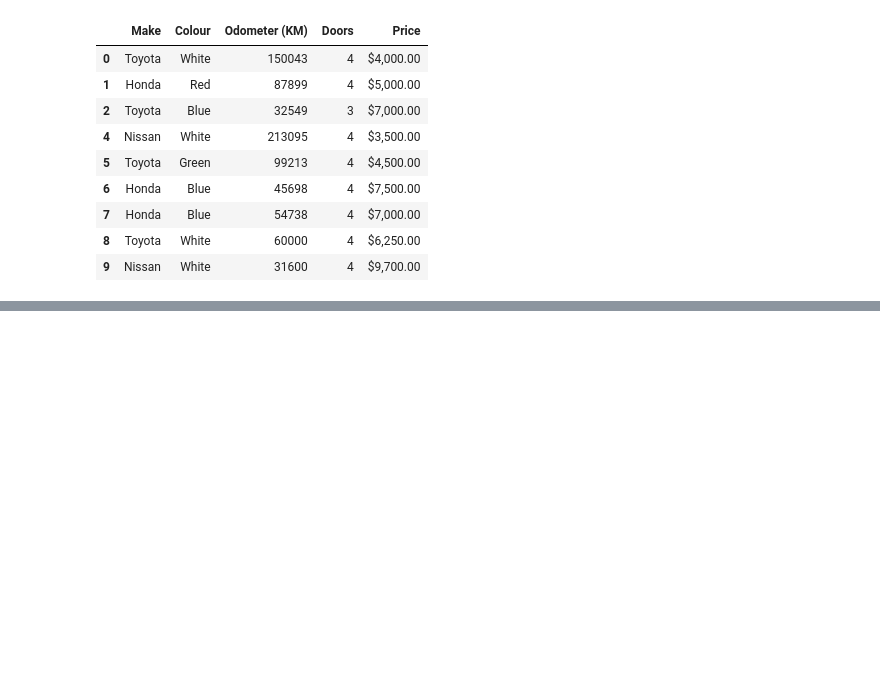
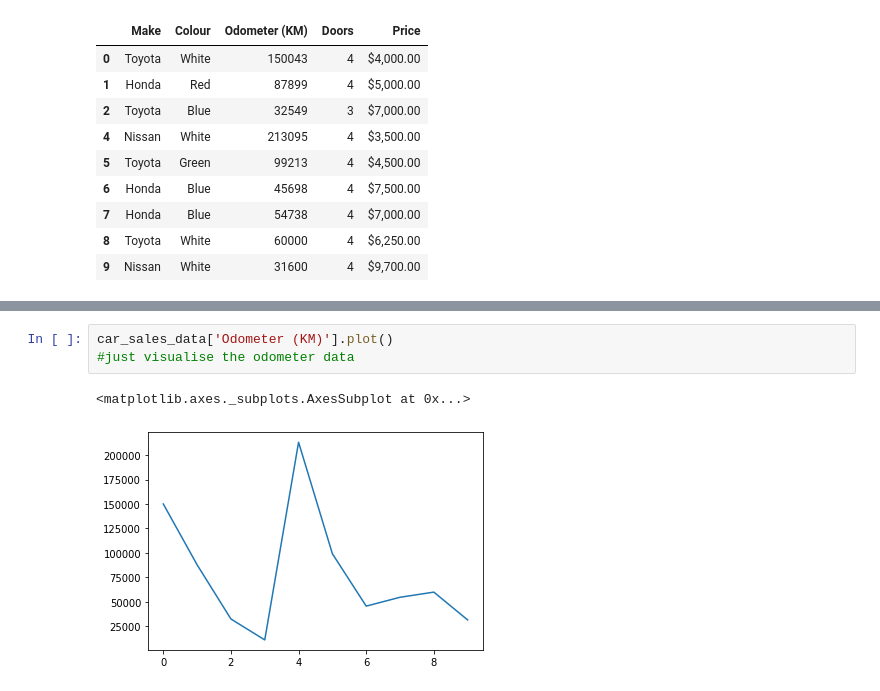
Before and after one commit to ArunJayan/MLLearning, a Jupyter notebook: pandas/pandas1.ipynb, the cells around one changed output, grey strips where cells are left out. Saved outputs shown, nothing was run; the diff lists cells and outputs as text; blank space fills up the shorter version.

```diff
--- a/pandas/pandas1.ipynb
+++ b/pandas/pandas1.ipynb
@@ -470,0 +496,6 @@ car_sales_data[car_sales_data["Odometer (KM)"] >= 30000]
+# %%
+car_sales_data['Odometer (KM)'].plot()
+#just visualise the odometer data
+# %% [output]
+<matplotlib.axes._subplots.AxesSubplot at 0x...>
+[figure, added]
```
Also changed, not shown: parts of 10 cells of this notebook.
